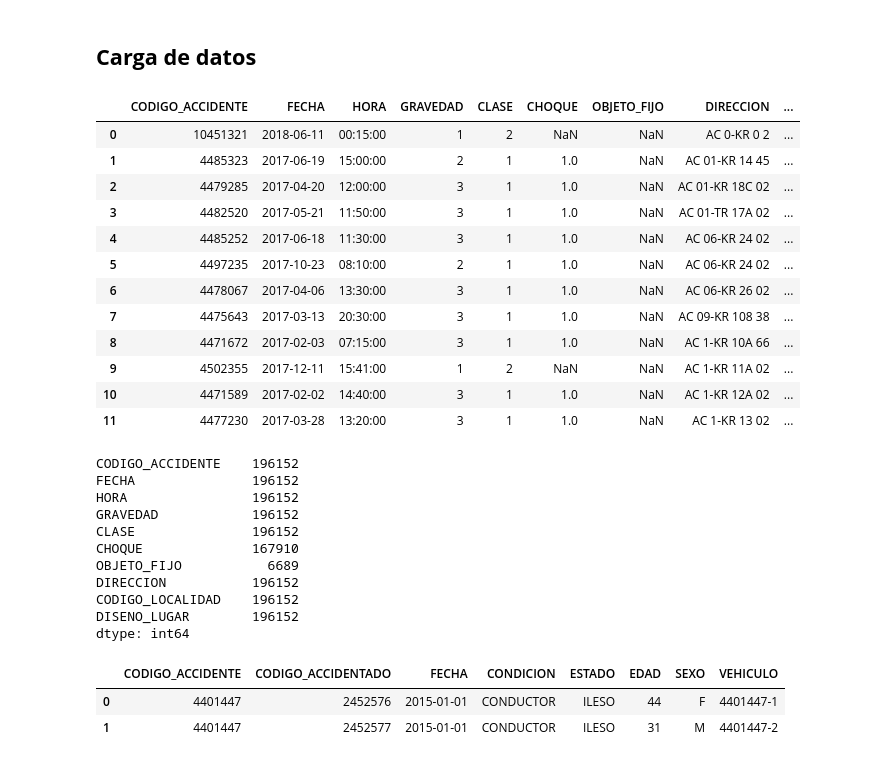
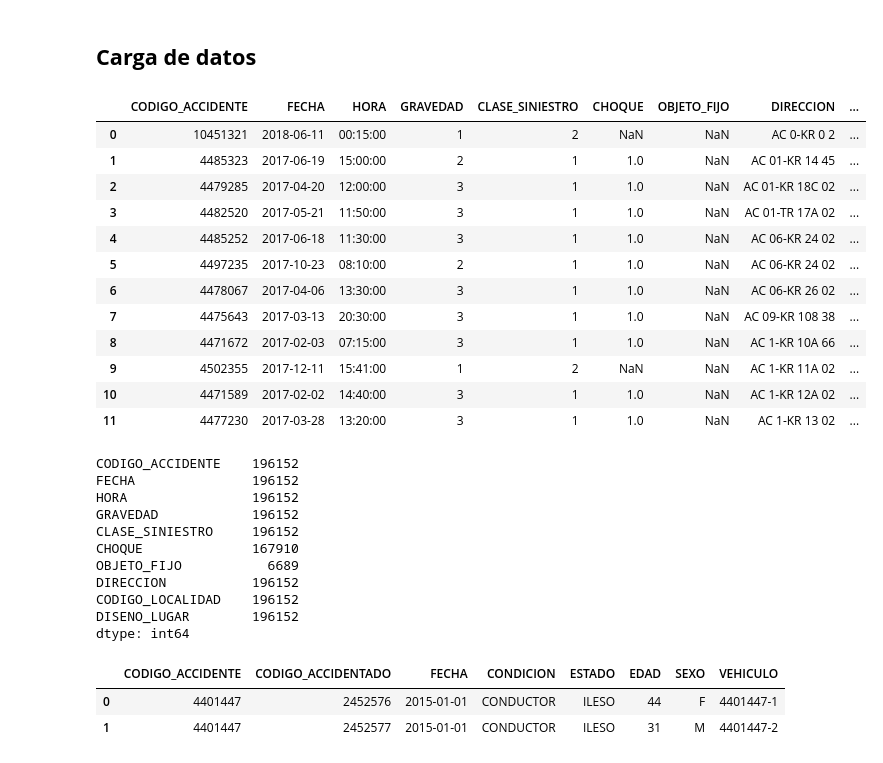
Before and after one commit to Vankold1/SiniBogota, a Jupyter notebook: SiniBogota_AG.ipynb, the cells around one changed output. Drawn from its saved outputs; the diff is of its cells as text; code cells hidden in the pictures.

```diff
--- a/SiniBogota_AG.ipynb
+++ b/SiniBogota_AG.ipynb
@@ -394,19 +394,24 @@ DICCIONARIO DE DATOS: CLIMA IDEAM 2015-2020
 # %%
 # SET DE SINIESTROS PRINCIPAL 2015-2020
 
 url = 'https://raw.githubusercontent.com/barrercr/Calendario_2015_2020/refs/heads/main/siniestros.csv'
 df_siniestros = pd.read_csv(url, sep=';')
+
+# Renombrar CLASE para evitar ambigüedad con la tabla de vehículos
+df_siniestros = df_siniestros.rename(columns={
+    'CLASE': 'CLASE_SINIESTRO'
+})
 
 # convertir FECHA correctamente como dia/mes/año
 df_siniestros['FECHA'] = pd.to_datetime(
     df_siniestros['FECHA'],
     format='%d/%m/%Y',
     errors='coerce'
 )
 
 df_siniestros.head(12)
 # %% [output]
-|  | CODIGO_ACCIDENTE | FECHA | HORA | GRAVEDAD | CLASE | CHOQUE | OBJETO_FIJO | DIRECCION | ... |
+|  | CODIGO_ACCIDENTE | FECHA | HORA | GRAVEDAD | CLASE_SINIESTRO | CHOQUE | OBJETO_FIJO | DIRECCION | ... |
 | 0 | 10451321 | 2018-06-11 | 00:15:00 | 1 | 2 | NaN | NaN | AC 0-KR 0 2 | ... |
 | 1 | 4485323 | 2017-06-19 | 15:00:00 | 2 | 1 | 1.0 | NaN | AC 01-KR 14 45 | ... |
 | 2 | 4479285 | 2017-04-20 | 12:00:00 | 3 | 1 | 1.0 | NaN | AC 01-KR 18C 02 | ... |
@@ -426,7 +431,7 @@ CODIGO_ACCIDENTE    196152
 FECHA               196152
 HORA                196152
 GRAVEDAD            196152
-CLASE               196152
+CLASE_SINIESTRO     196152
 CHOQUE              167910
 OBJETO_FIJO           6689
 DIRECCION           196152
```
Also changed, not shown: parts of 24 cells of this notebook.
